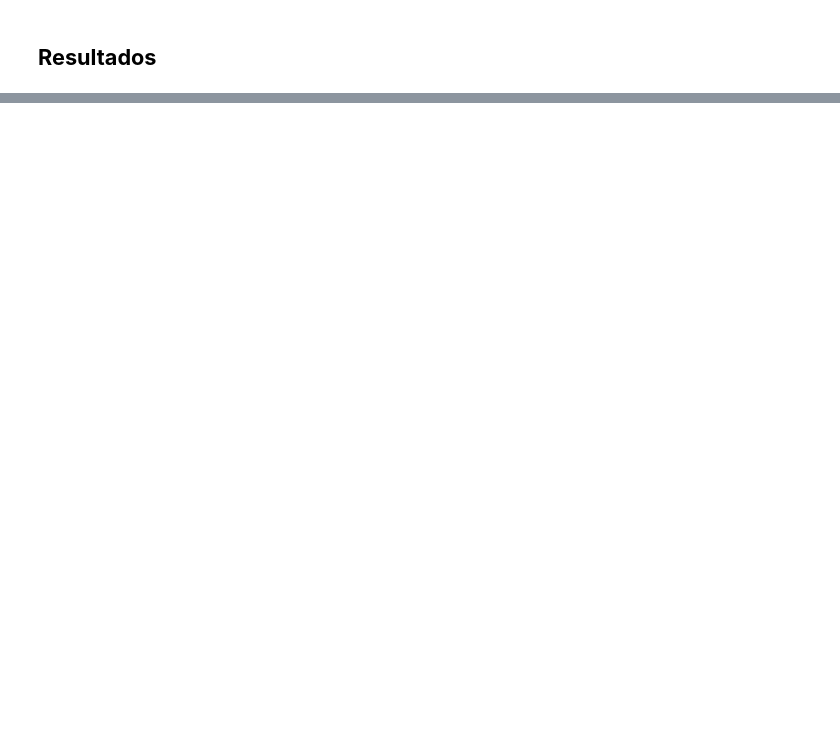
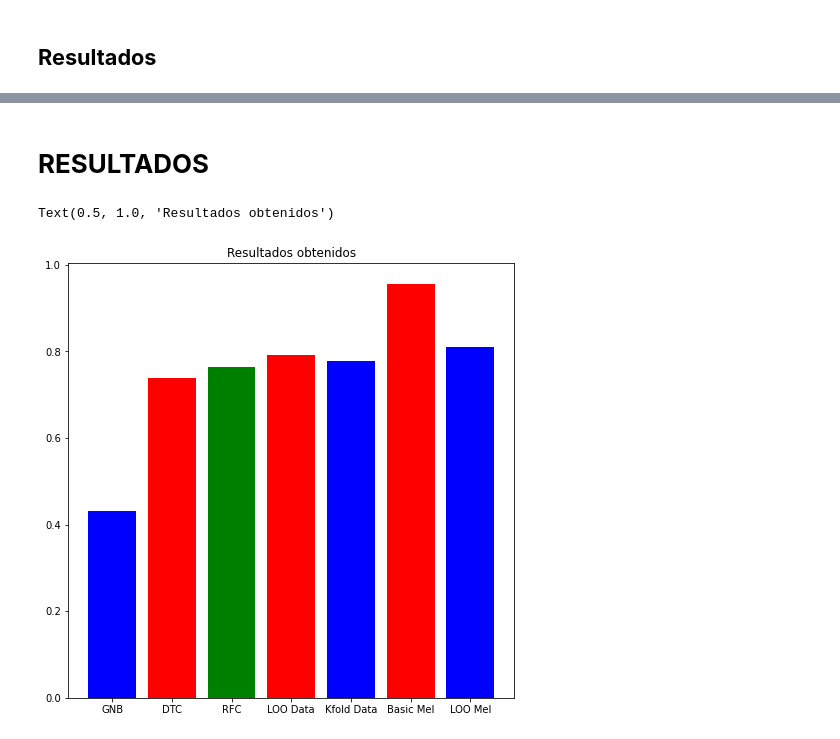
Before and after one commit to DALO-eng/Proyecto-IA-Covid-by-Tos, a Jupyter notebook: notebooks/IAProject-Cough.ipynb, the cells around one changed output, grey strips where cells are left out. Cells and saved outputs as stored; diff of their text form; code cells hidden in the pictures; blank space fills up the shorter version.

Commit message:
Resultado Final

```diff
--- a/notebooks/IAProject-Cough.ipynb
+++ b/notebooks/IAProject-Cough.ipynb
@@ -427,0 +430,15 @@ LeaveOneOut:0.8169934640522876
+# %% [markdown]
+# **RESULTADOS**
+# %%
+plt.figure(figsize=(8,8))
+plt.bar('GNB',accuracies[0], color = 'b')
+plt.bar('DTC',accuracies[1], color = 'r')
+plt.bar('RFC',accuracies[2], color = 'g')
+plt.bar('LOO Data',accuracies2[0], color = 'r')
+plt.bar('Kfold Data',accuracies2[1], color = 'b')
+plt.bar('Basic Mel',accuracies3[0], color = 'r')
+plt.bar('LOO Mel',accuracies3[1], color = 'b')
+plt.title('Resultados obtenidos')
+# %% [output]
+Text(0.5, 1.0, 'Resultados obtenidos')
+[figure, added]
```
Also changed, not shown: parts of 12 cells of this notebook, 1 other file.
